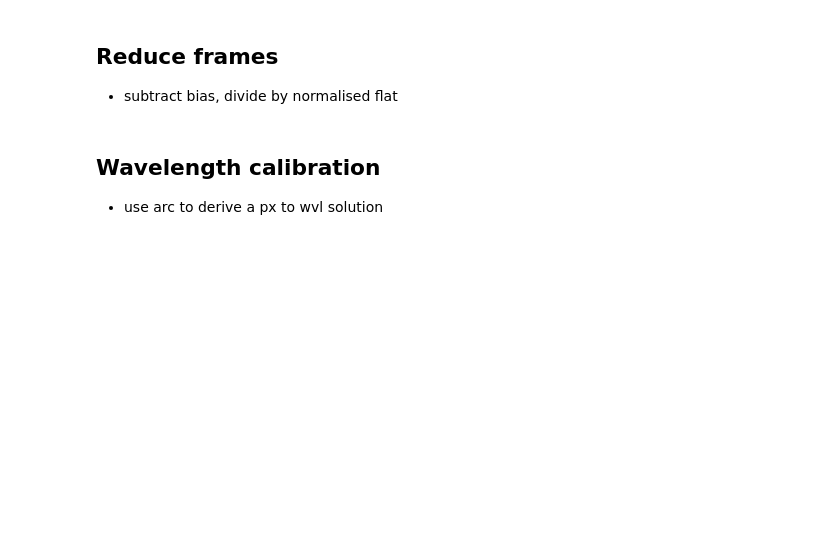
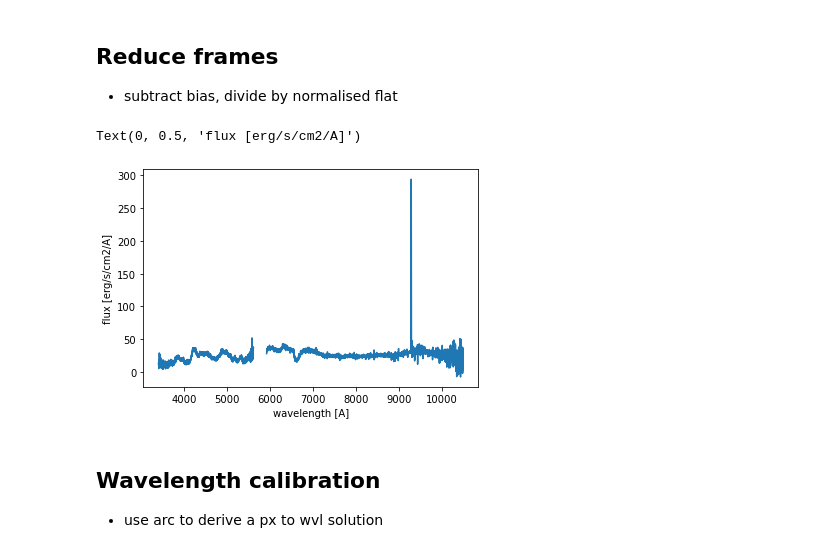
Before and after one commit to jaladh-singhal/ay107_observation, a Jupyter notebook: sn_spectra_reduction.ipynb, the cells around one changed output. Saved outputs shown, nothing was run; the diff lists cells and outputs as text; code cells hidden in the pictures; blank space fills up the shorter version.

```diff
--- a/sn_spectra_reduction.ipynb
+++ b/sn_spectra_reduction.ipynb
@@ -215,6 +256,15 @@ util.plot_frame(master_arc_blue.T, label='counts', title='Master arc (red)', pra
 # %% [markdown]
 ## Reduce frames
 - subtract bias, divide by normalised flat
+# %%
+df = pd.DataFrame(np.genfromtxt('tns_2024eze_2024-04-12_11-13-24_P200_DBSP_ZTF.ascii'),
+                  columns=['wavelength', 'flux'])
+plt.plot(df['wavelength'], df['flux'])
+plt.xlabel("wavelength [A]")
+plt.ylabel("flux [erg/s/cm2/A]")
+# %% [output]
+Text(0, 0.5, 'flux [erg/s/cm2/A]')
+[figure, added]
 # %% [markdown]
 ## Wavelength calibration
 - use arc to derive a px to wvl solution
```
Also changed, not shown: parts of 3 cells of this notebook, 1 other file.
